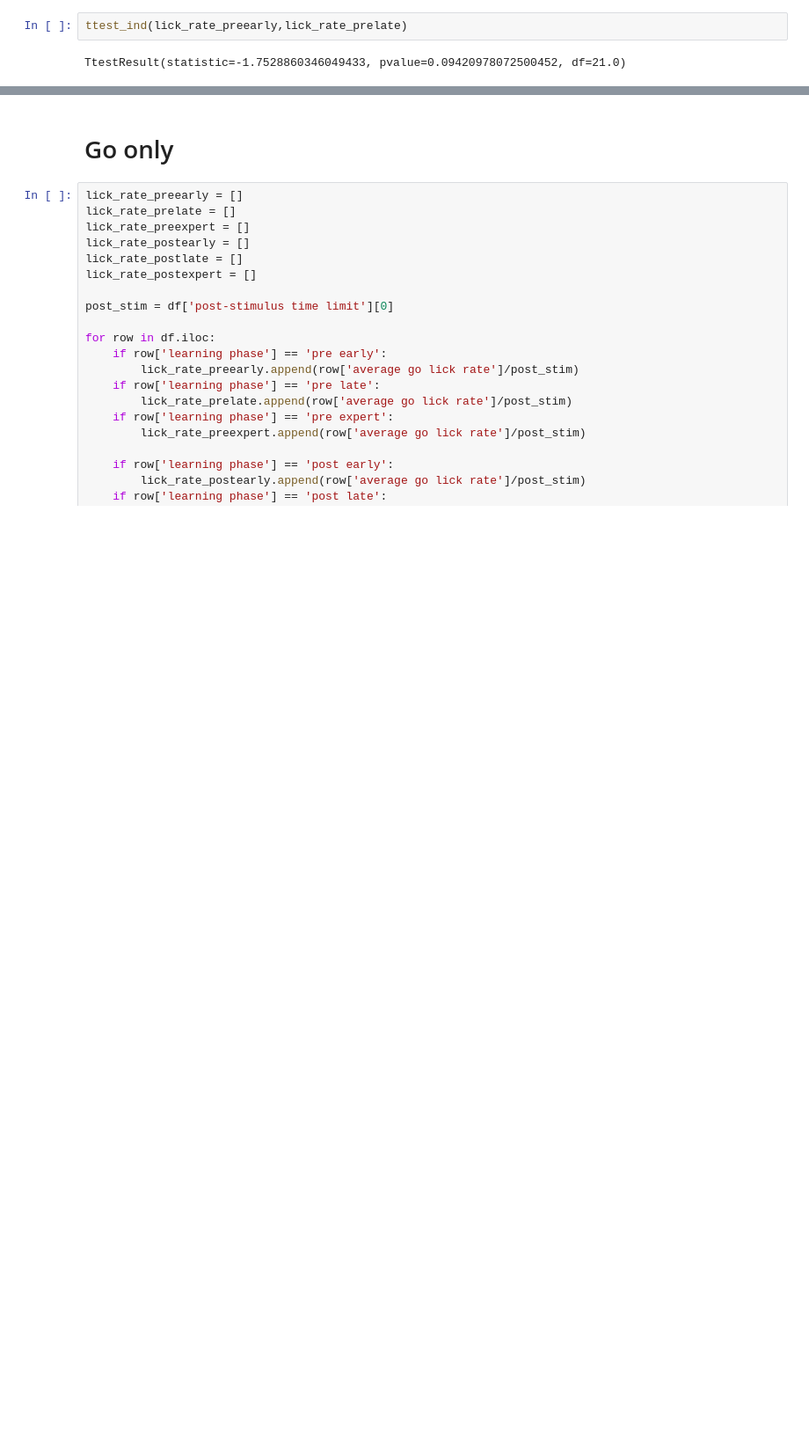
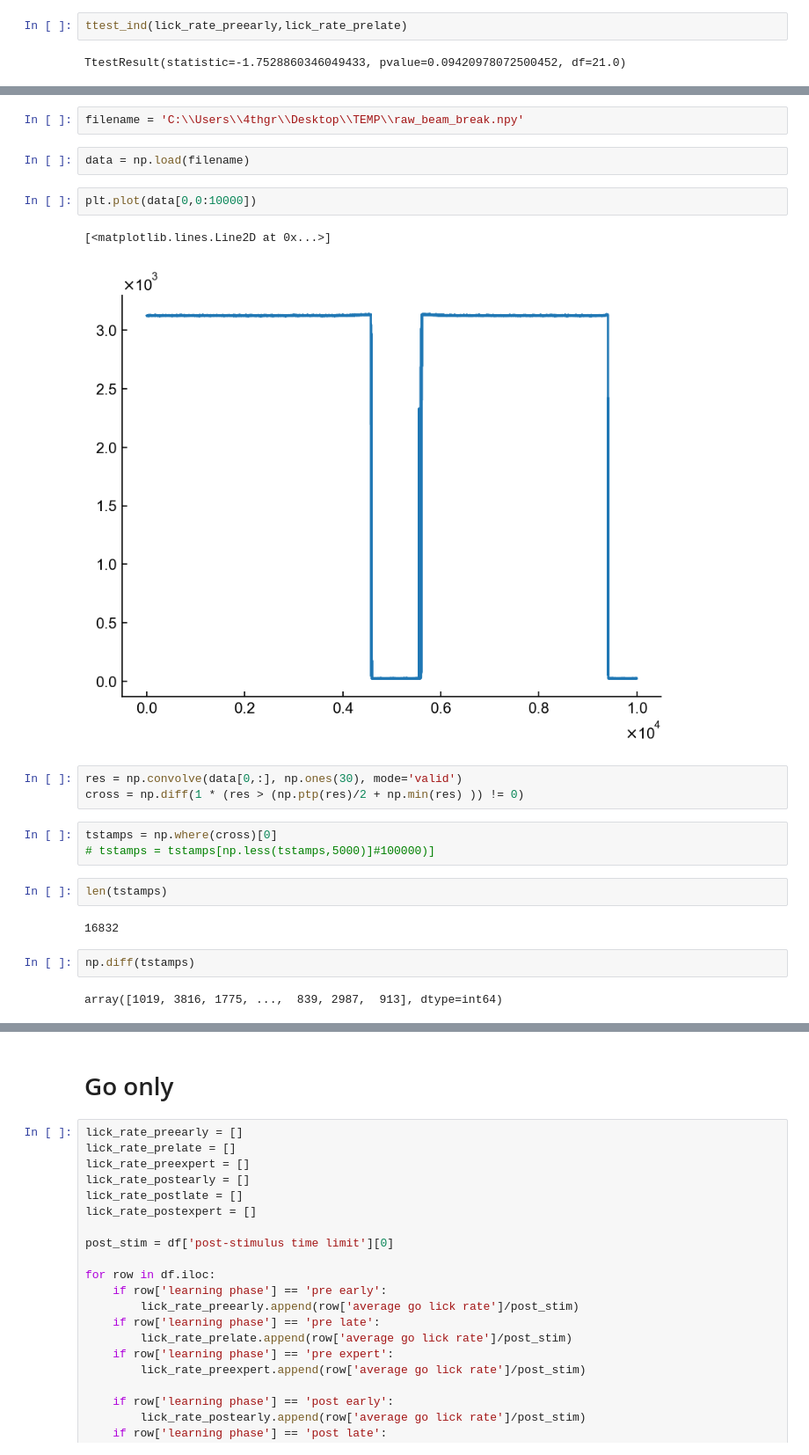
Before and after one commit to InsanallyLab/TothSidleck2024, a Jupyter notebook: Notebooks/Reviewer 2/Lick Rate Over Learning - anticipatory.ipynb, the cells around one changed output, grey strips where cells are left out. Shown at 88% size. Cells and saved outputs as stored; diff of their text form; blank space fills up the shorter version.

```diff
--- a/Notebooks/Reviewer 2/Lick Rate Over Learning - anticipatory.ipynb
+++ b/Notebooks/Reviewer 2/Lick Rate Over Learning - anticipatory.ipynb
@@ -561,0 +656,23 @@ len(lick_rate_preearly)
+# %%
+filename = 'C:\\Users\\4thgr\\Desktop\\TEMP\\raw_beam_break.npy'
+# %%
+data = np.load(filename)
+# %%
+plt.plot(data[0,0:10000])
+# %% [output]
+[<matplotlib.lines.Line2D at 0x...>]
+[figure, added]
+# %%
+res = np.convolve(data[0,:], np.ones(30), mode='valid')
+cross = np.diff(1 * (res > (np.ptp(res)/2 + np.min(res) )) != 0)
+# %%
+tstamps = np.where(cross)[0]
+# tstamps = tstamps[np.less(tstamps,5000)]#100000)]
+# %%
+len(tstamps)
+# %% [output]
+16832
+# %%
+np.diff(tstamps)
+# %% [output]
+array([1019, 3816, 1775, ...,  839, 2987,  913], dtype=int64)
```
Also changed, not shown: parts of 19 cells of this notebook, 2 other files.
